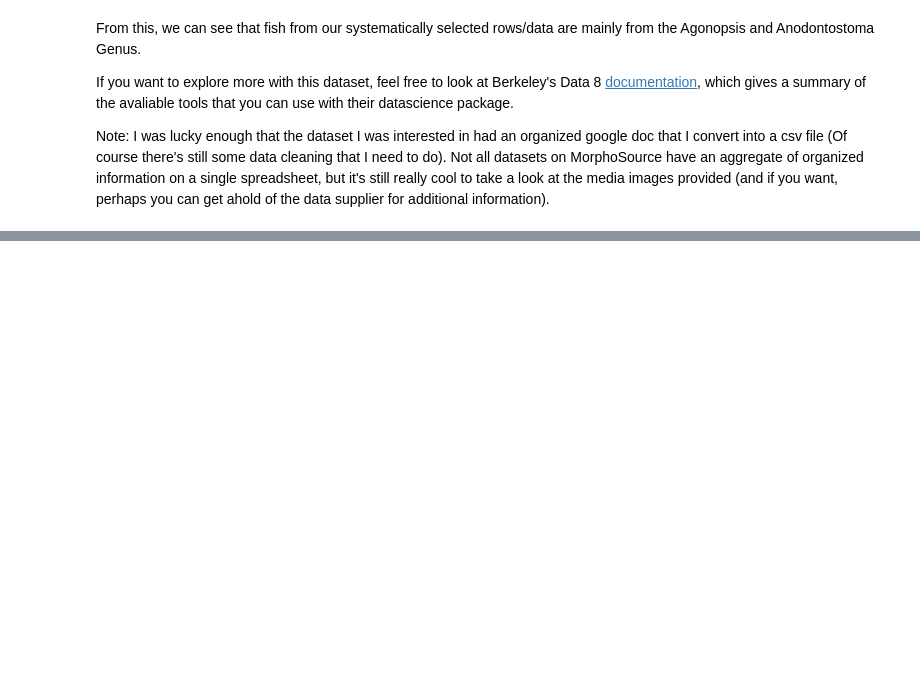
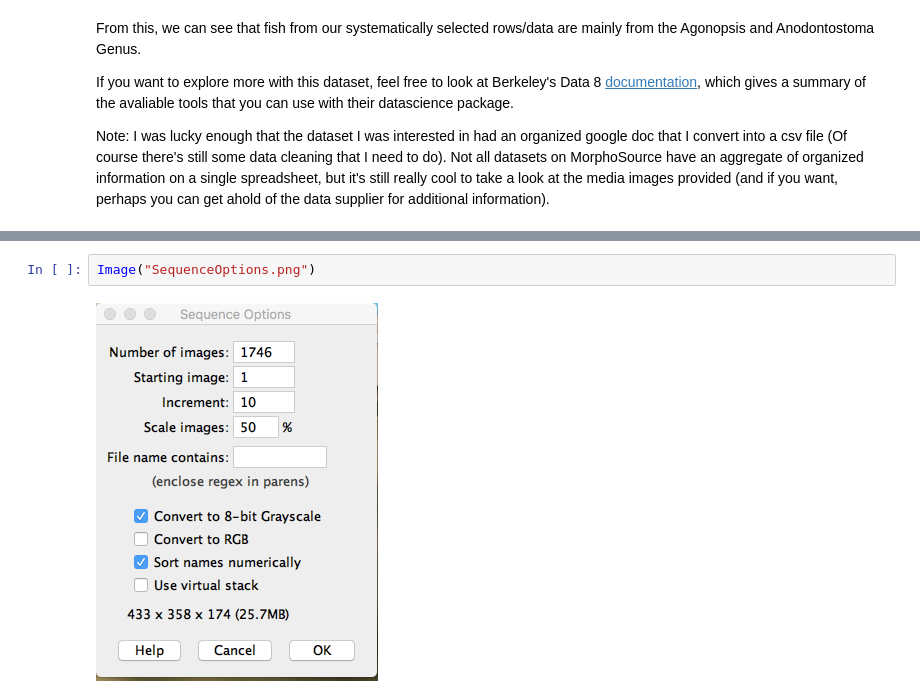
Before and after one commit to cabinetofcuriosity/homebase, a Jupyter notebook: notebooks/week3/MorphoSource_Notebook.ipynb, the cells around one changed output, grey strips where cells are left out. Drawn from its saved outputs; the diff is of its cells as text; blank space fills up the shorter version.

Commit message:
Updated MorphoSource Notebook (with 3D image access info)
Updated MorphoSource Notebook (with 3D image access info)

```diff
--- a/notebooks/week3/MorphoSource_Notebook.ipynb
+++ b/notebooks/week3/MorphoSource_Notebook.ipynb
@@ -145,0 +184,4 @@ Note: I was lucky enough that the dataset I was interested in had an organized g
+# %%
+Image("SequenceOptions.png")
+# %% [output]
+[figure, added]
```
Also changed, not shown: parts of 9 cells of this notebook.
